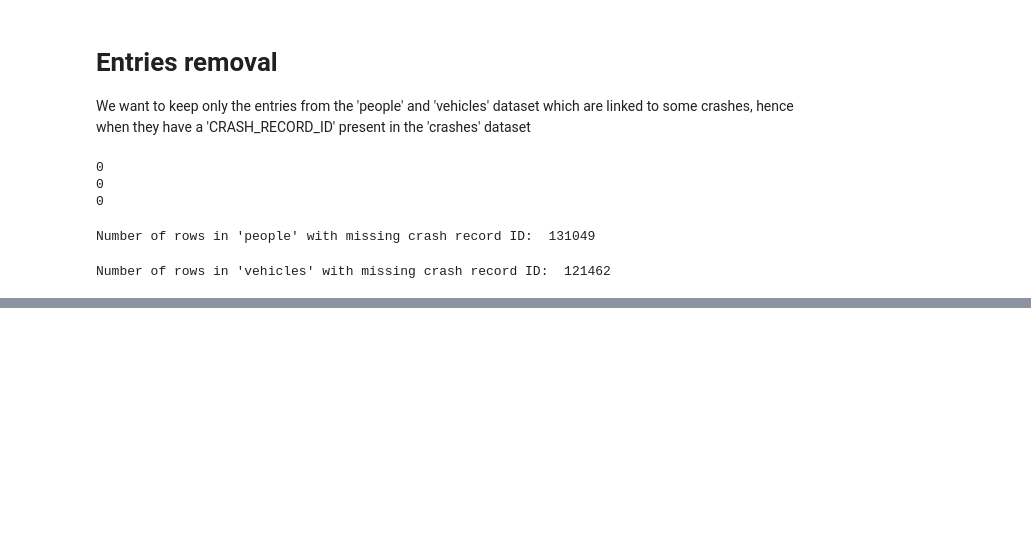
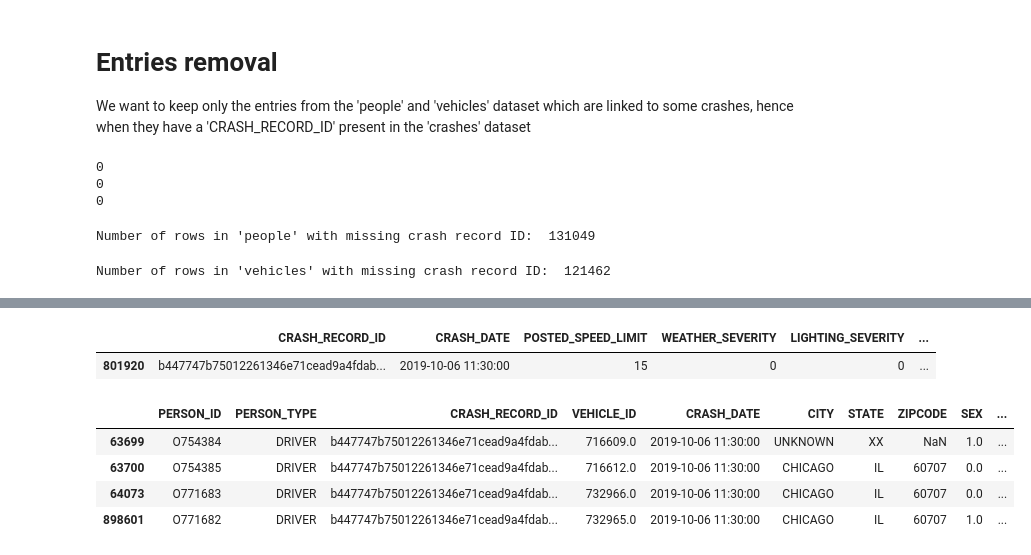
Before and after one commit to lavo2/DataMining-Project, a Jupyter notebook: 1-understanding.ipynb, the cells around one changed output, grey strips where cells are left out. Saved outputs shown, nothing was run; the diff lists cells and outputs as text; code cells hidden in the pictures; blank space fills up the shorter version.

```diff
--- a/1-understanding.ipynb
+++ b/1-understanding.ipynb
@@ -2125,0 +2367,4 @@ Number of rows in 'vehicles' with missing crash record ID:  121462
+# %%
+crash_driver_comparison = crashes[['CRASH_RECORD_ID', 'NUM_UNITS']].merge(drivers_per_crash, on='CRASH_RECORD_ID', how='left')
+# %%
+inconsistent_crashes = crash_driver_comparison[crash_driver_comparison['NUM_UNITS'] < crash_driver_comparison['DRIVER_COUNT']]
@@ -2125,0 +2380,7 @@ Number of rows in 'vehicles' with missing crash record ID:  121462
+# %%
+# list of the crash record IDs with mismatched vehicle-driver count
+inconsistent_crash_ids = inconsistent_crashes['CRASH_RECORD_ID'].tolist()
+
+# subset of the data with only the inconsistent crash records
+crashes_subset = crashes[crashes['CRASH_RECORD_ID'].isin(inconsistent_crash_ids)]
+people_subset = people[people['CRASH_RECORD_ID'].isin(inconsistent_crash_ids)]
@@ -2125,0 +2396,15 @@ Number of rows in 'vehicles' with missing crash record ID:  121462
+# %%
+first = crashes_subset['CRASH_RECORD_ID'].iloc[1]
+# %%
+crashes_subset.loc[crashes_subset['CRASH_RECORD_ID'] == first]
+# %% [output]
+|  | CRASH_RECORD_ID | CRASH_DATE | POSTED_SPEED_LIMIT | WEATHER_SEVERITY | LIGHTING_SEVERITY | ... |
+| 801920 | b447747b75012261346e71cead9a4fdab... | 2019-10-06 11:30:00 | 15 | 0 | 0 | ... |
+# %%
+people_subset[people_subset['CRASH_RECORD_ID'] == first]
+# %% [output]
+|  | PERSON_ID | PERSON_TYPE | CRASH_RECORD_ID | VEHICLE_ID | CRASH_DATE | CITY | STATE | ZIPCODE | SEX | ... |
+| 63699 | O754384 | DRIVER | b447747b75012261346e71cead9a4fdab... | 716609.0 | 2019-10-06 11:30:00 | UNKNOWN | XX | NaN | 1.0 | ... |
+| 63700 | O754385 | DRIVER | b447747b75012261346e71cead9a4fdab... | 716612.0 | 2019-10-06 11:30:00 | CHICAGO | IL | 60707 | 0.0 | ... |
+| 64073 | O771683 | DRIVER | b447747b75012261346e71cead9a4fdab... | 732966.0 | 2019-10-06 11:30:00 | CHICAGO | IL | 60707 | 0.0 | ... |
+| 898601 | O771682 | DRIVER | b447747b75012261346e71cead9a4fdab... | 732965.0 | 2019-10-06 11:30:00 | CHICAGO | IL | 60707 | 1.0 | ... |
```
Also changed, not shown: parts of 72 cells of this notebook, 3 other files.
